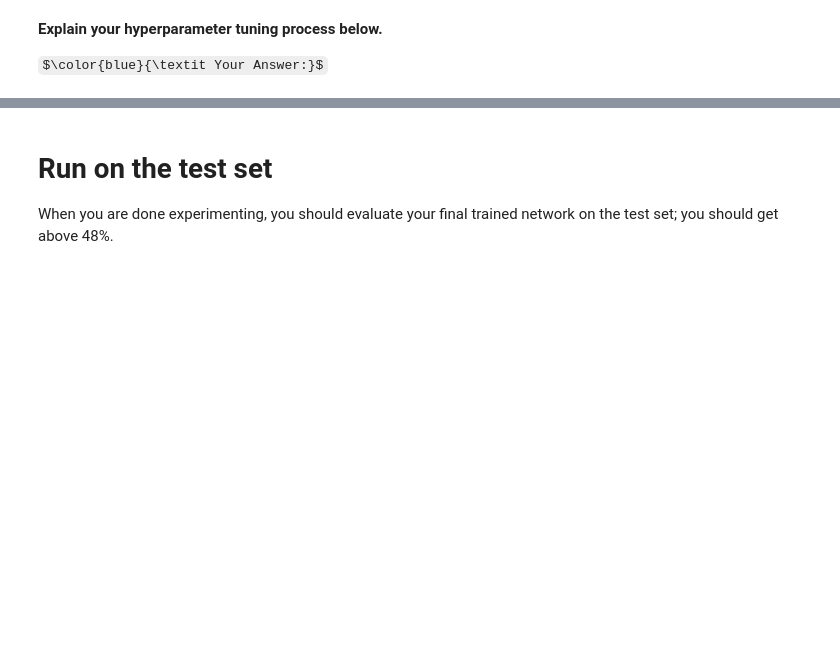
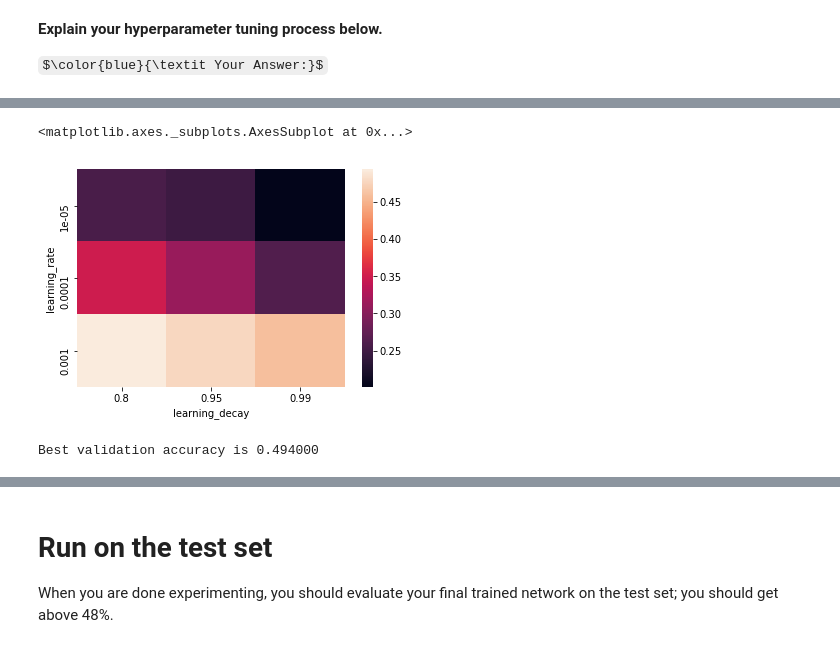
Before and after one commit to gmstanle/cs231n, a Jupyter notebook: assignment1/two_layer_net.ipynb, the cells around one changed output, grey strips where cells are left out. Saved outputs shown, nothing was run; the diff lists cells and outputs as text; code cells hidden in the pictures; some formulas as TeX source; blank space fills up the shorter version.

```diff
--- a/assignment1/two_layer_net.ipynb
+++ b/assignment1/two_layer_net.ipynb
@@ -265,0 +372,10 @@ $\color{blue}{\textit Your Answer:}$
+# %%
+sn.heatmap(df.pivot('learning_rate','learning_decay','val_acc'))
+# *****END OF YOUR CODE (DO NOT DELETE/MODIFY THIS LINE)*****
+# %% [output]
+<matplotlib.axes._subplots.AxesSubplot at 0x...>
+[figure, added]
+# %%
+print("Best validation accuracy is %f" % max(val_acclist))
+# %% [output]
+Best validation accuracy is 0.494000
```
Also changed, not shown: parts of 20 cells of this notebook, 5 other files.
